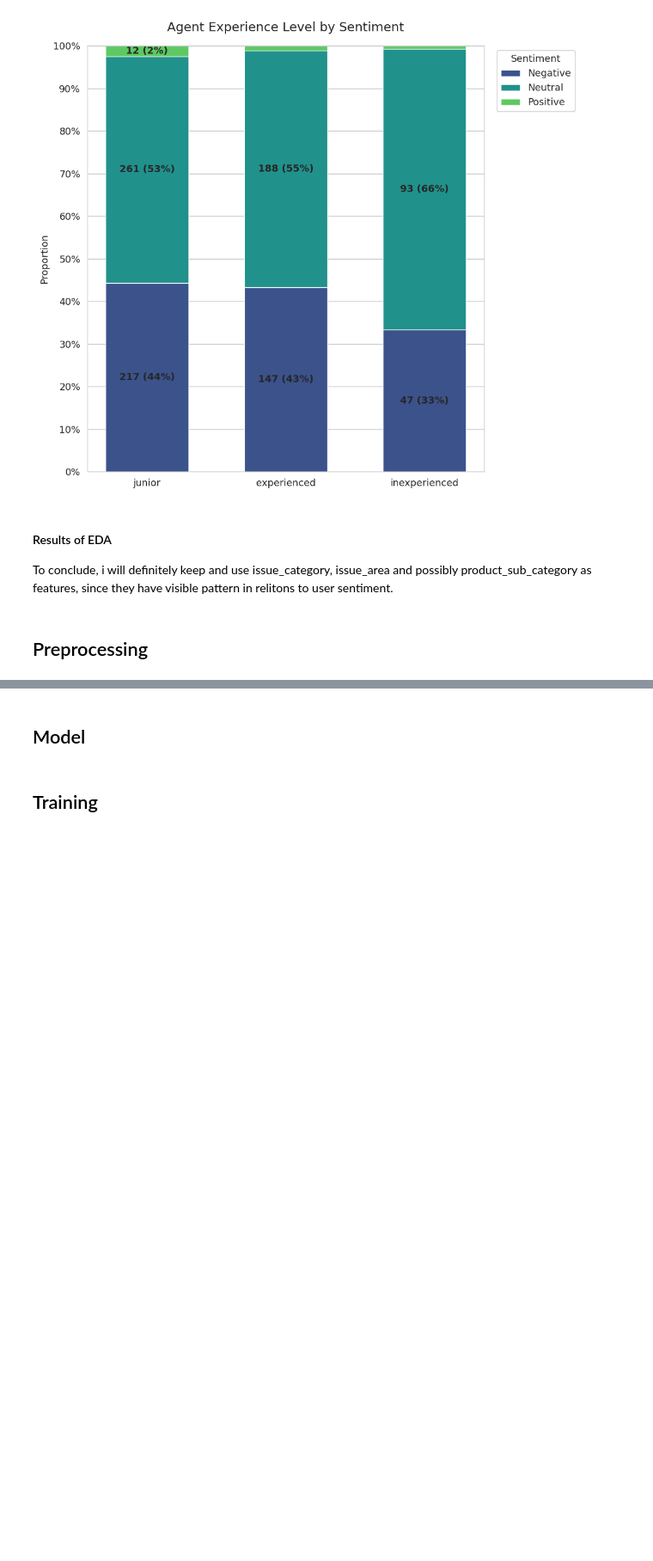
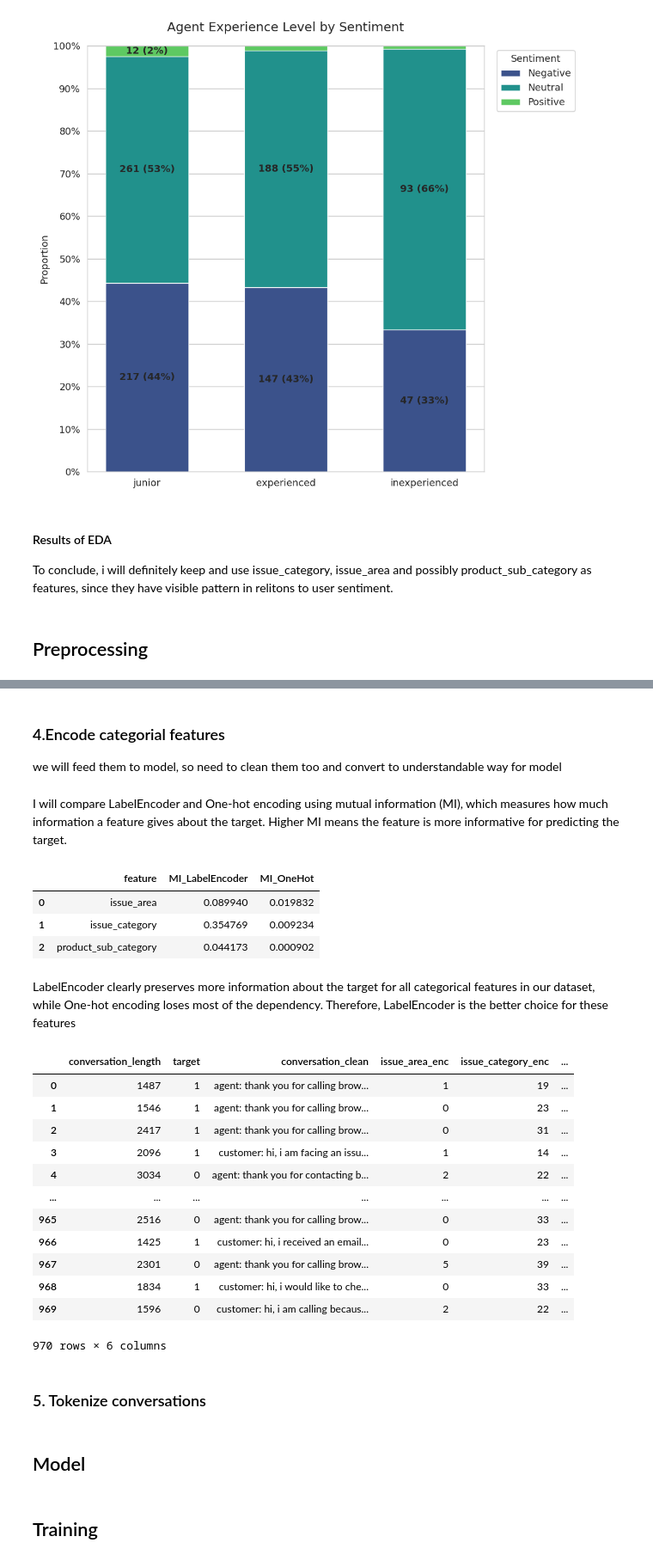
Before and after one commit to Ksksksksksksksks/di725_assignment1, a Jupyter notebook: sentiment-transformer.ipynb, the cells around one changed output, grey strips where cells are left out. Shown at 86% size. Saved outputs shown, nothing was run; the diff lists cells and outputs as text; code cells hidden in the pictures; blank space fills up the shorter version.

Commit message:
started data preprocessing

```diff
--- a/sentiment-transformer.ipynb
+++ b/sentiment-transformer.ipynb
@@ -681,3 +759,76 @@ To conclude, i will definitely keep and use issue_category, issue_area and possi
+# %% [markdown]
+### 4.Encode categorial features
+
+we will feed them to model, so need to clean them too and convert to understandable way for model
+# %% [markdown]
+I will compare LabelEncoder and One-hot encoding using mutual information (MI), which measures how much information a feature gives about the target. Higher MI means the feature is more informative for predicting the target.
+# %%
+from sklearn.preprocessing import LabelEncoder, OneHotEncoder
+from sklearn.feature_selection import mutual_info_classif
+
+features = ['issue_area', 'issue_category', 'product_sub_category']
+y = train_df['target']
+
+results = []
+
+for f in features:
+    # LabelEncoder
+    le = LabelEncoder()
+    X_le = le.fit_transform(train_df[f]).reshape(-1,1)
+    mi_le = mutual_info_classif(X_le, y, discrete_features=True)[0]
+
+    # One-hot
+    ohe = OneHotEncoder()
+    X_ohe = ohe.fit_transform(train_df[[f]])
+    mi_ohe = mutual_info_classif(X_ohe, y, discrete_features=True).mean()
+
+    results.append({
+        'feature': f,
+        'MI_LabelEncoder': mi_le,
+        'MI_OneHot': mi_ohe
+    })
+
+pd.DataFrame(results)
+# %% [output]
+|  | feature | MI_LabelEncoder | MI_OneHot |
+| 0 | issue_area | 0.089940 | 0.019832 |
+| 1 | issue_category | 0.354769 | 0.009234 |
+| 2 | product_sub_category | 0.044173 | 0.000902 |
+# %% [markdown]
+LabelEncoder clearly preserves more information about the target for all categorical features in our dataset, while One-hot encoding loses most of the dependency. Therefore, LabelEncoder is the better choice for these features
+# %%
+cat_features_encode = ['issue_area', 'issue_category', 'product_sub_category']
+
+label_encoders = {}
+
+# each feature independently
+for col in cat_features_encode:
+    le = LabelEncoder()
+    train_df[col + '_enc'] = le.fit_transform(train_df[col])
+    test_df[col + '_enc'] = le.transform(test_df[col])  # use same mapping for test
+    label_encoders[col] = le
+
+# drop original
+train_df.drop(columns=cat_features_encode, inplace=True)
+test_df.drop(columns=cat_features_encode, inplace=True)
+# %%
+train_df
+# %% [output]
+|  | conversation_length | target | conversation_clean | issue_area_enc | issue_category_enc | ... |
+| 0 | 1487 | 1 | agent: thank you for calling brow... | 1 | 19 | ... |
+| 1 | 1546 | 1 | agent: thank you for calling brow... | 0 | 23 | ... |
+| 2 | 2417 | 1 | agent: thank you for calling brow... | 0 | 31 | ... |
+| 3 | 2096 | 1 | customer: hi, i am facing an issu... | 1 | 14 | ... |
+| 4 | 3034 | 0 | agent: thank you for contacting b... | 2 | 22 | ... |
+| ... | ... | ... | ... | ... | ... | ... |
+| 965 | 2516 | 0 | agent: thank you for calling brow... | 0 | 33 | ... |
+| 966 | 1425 | 1 | customer: hi, i received an email... | 0 | 23 | ... |
+| 967 | 2301 | 0 | agent: thank you for calling brow... | 5 | 39 | ... |
+| 968 | 1834 | 1 | customer: hi, i would like to che... | 0 | 33 | ... |
+| 969 | 1596 | 0 | customer: hi, i am calling becaus... | 2 | 22 | ... |
+970 rows × 6 columns
+# %% [markdown]
+### 5. Tokenize conversations
 # %% [markdown]
 ## Model
 # %% [markdown]
```
Also changed, not shown: parts of 10 cells of this notebook.
